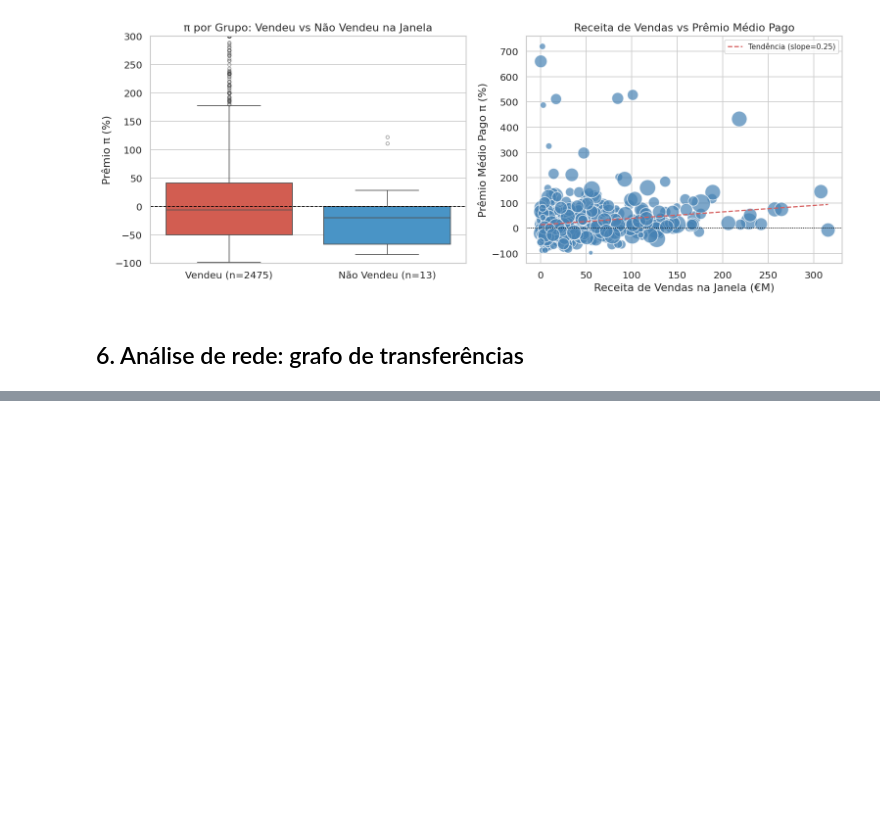
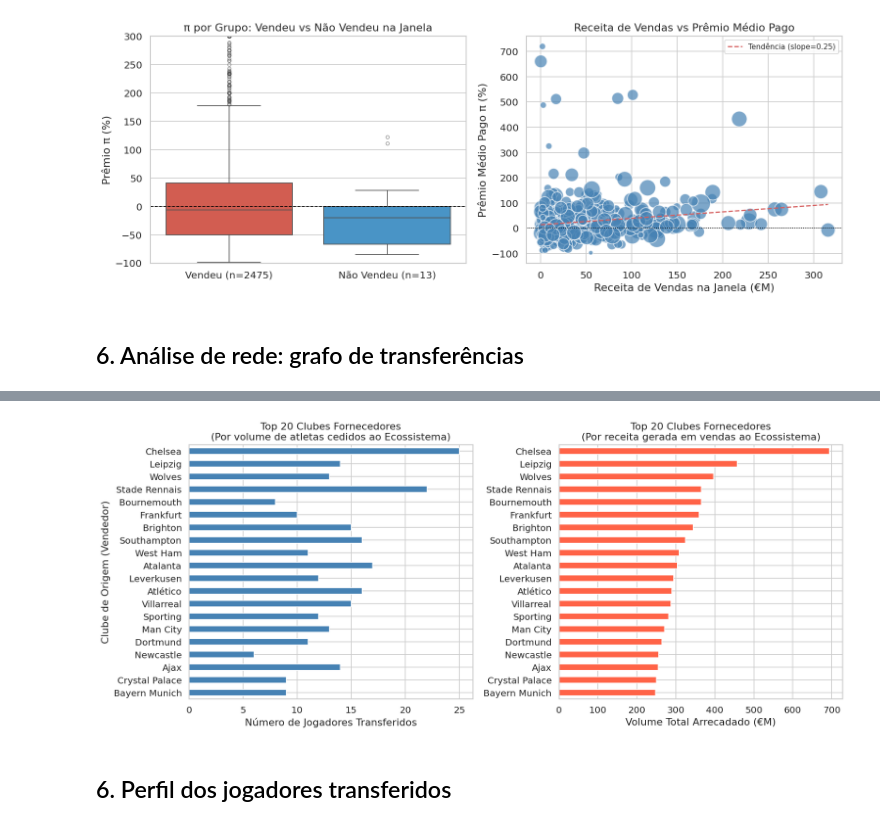
Before and after one commit to leticia-ribeirom/TP-CDAF, a Jupyter notebook: notebooks/exploratory_analysis.ipynb, the cells around one changed output, grey strips where cells are left out. Drawn from its saved outputs; the diff is of its cells as text; code cells hidden in the pictures; blank space fills up the shorter version.

```diff
--- a/notebooks/exploratory_analysis.ipynb
+++ b/notebooks/exploratory_analysis.ipynb
@@ -618,0 +829,36 @@ plt.show()
+# %%
+df_paid_in = df_transfers[
+    (df_transfers['fee_type'] == 'paid') &
+    (df_transfers['buyer'].isin(internal_clubs_list))
+].copy()
+
+origin_counts = (df_paid_in.groupby('seller')
+                 .agg(
+                     n_players=('player', 'count'),
+                     total_fee=('fee', 'sum')
+                 )
+                 .sort_values('total_fee', ascending=False)
+                 .head(20))
+
+fig, axes = plt.subplots(1, 2, figsize=(14, 6))
+
+ax = axes[0]
+origin_counts['n_players'].plot(kind='barh', ax=ax, color='steelblue', edgecolor='white')
+ax.set_xlabel('Número de Jogadores Transferidos')
+ax.set_ylabel('Clube de Origem (Vendedor)')
+ax.set_title('Top 20 Clubes Fornecedores\n(Por volume de atletas cedidos ao Ecossistema)')
+ax.invert_yaxis()
+
+ax = axes[1]
+(origin_counts['total_fee']/1e6).plot(kind='barh', ax=ax, color='tomato', edgecolor='white')
+ax.set_xlabel('Volume Total Arrecadado (€M)')
+ax.set_ylabel('')
+ax.set_title('Top 20 Clubes Fornecedores\n(Por receita gerada em vendas ao Ecossistema)')
+ax.invert_yaxis()
+
+plt.tight_layout()
+plt.show()
+# %% [output]
+[figure, added]
+# %% [markdown]
+## 6. Perfil dos jogadores transferidos
```
Also changed, not shown: parts of 4 cells of this notebook.
